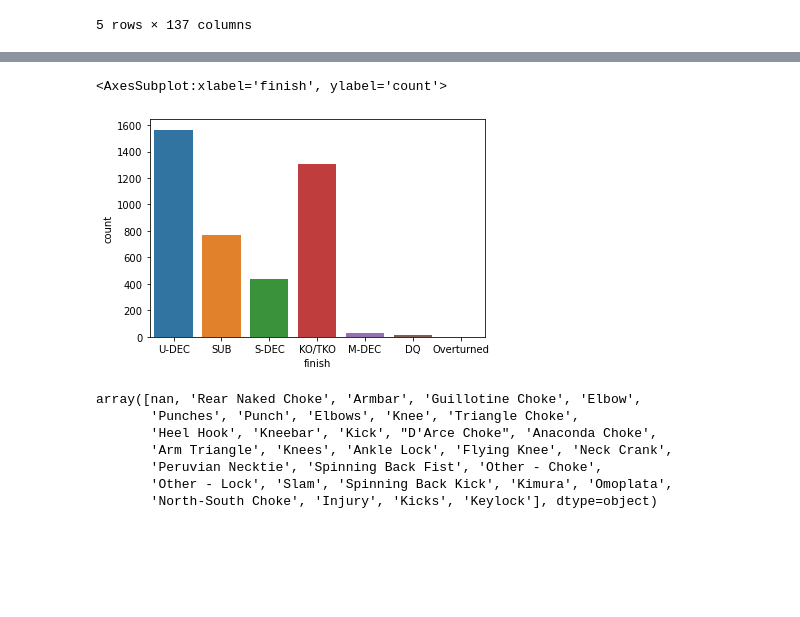
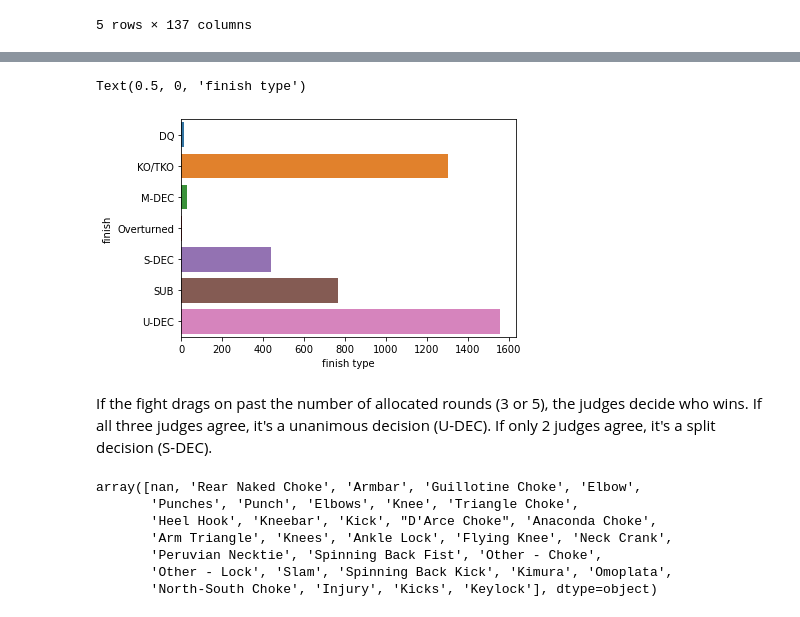
Before and after one commit to hugovergnes/UFCgraph, a Jupyter notebook: UFC_EDA.ipynb, the cells around one changed output, grey strips where cells are left out. Drawn from its saved outputs; the diff is of its cells as text; code cells hidden in the pictures; blank space fills up the shorter version.

```diff
--- a/UFC_EDA.ipynb
+++ b/UFC_EDA.ipynb
@@ -56,8 +60,11 @@ Catch_wieght is also present in the dataset, but it is not a weight category. Wh
-# %%
-sns.countplot(df['finish'])
-# %% [output]
-<AxesSubplot:xlabel='finish', ylabel='count'>
-[figure, removed]
+# %%
+sns.countplot(data=data.sort_values('finish') , y = 'finish')
+plt.xlabel('finish type')
+# %% [output]
+Text(0.5, 0, 'finish type')
+[figure, added]
+# %% [markdown]
+If the fight drags on past the number of allocated rounds (3 or 5), the judges decide who wins. If all three judges agree, it's a unanimous decision (U-DEC). If only 2 judges agree, it's a split decision (S-DEC).
 # %%
 df["finish_details"].unique()
 # %% [output]
```
Also changed, not shown: parts of 19 cells of this notebook.
